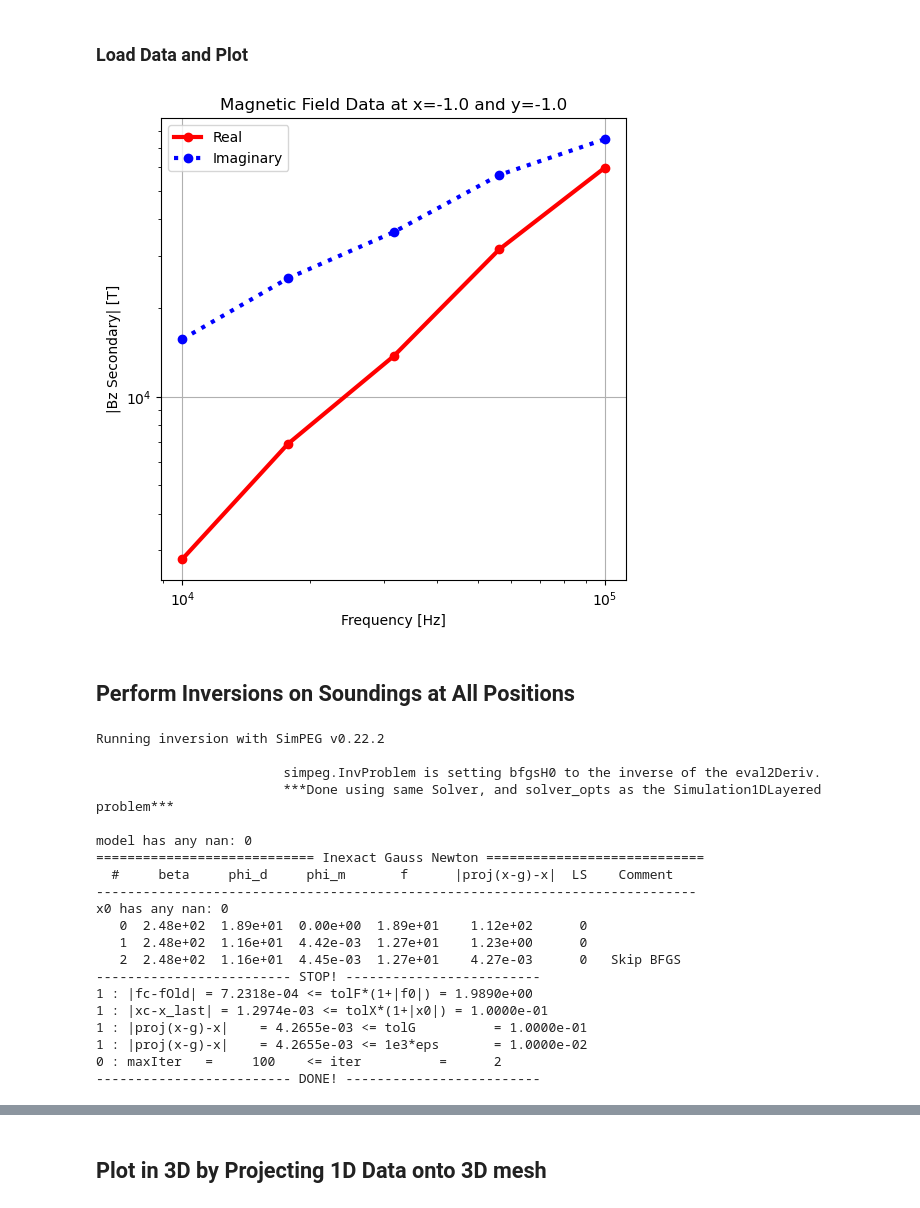
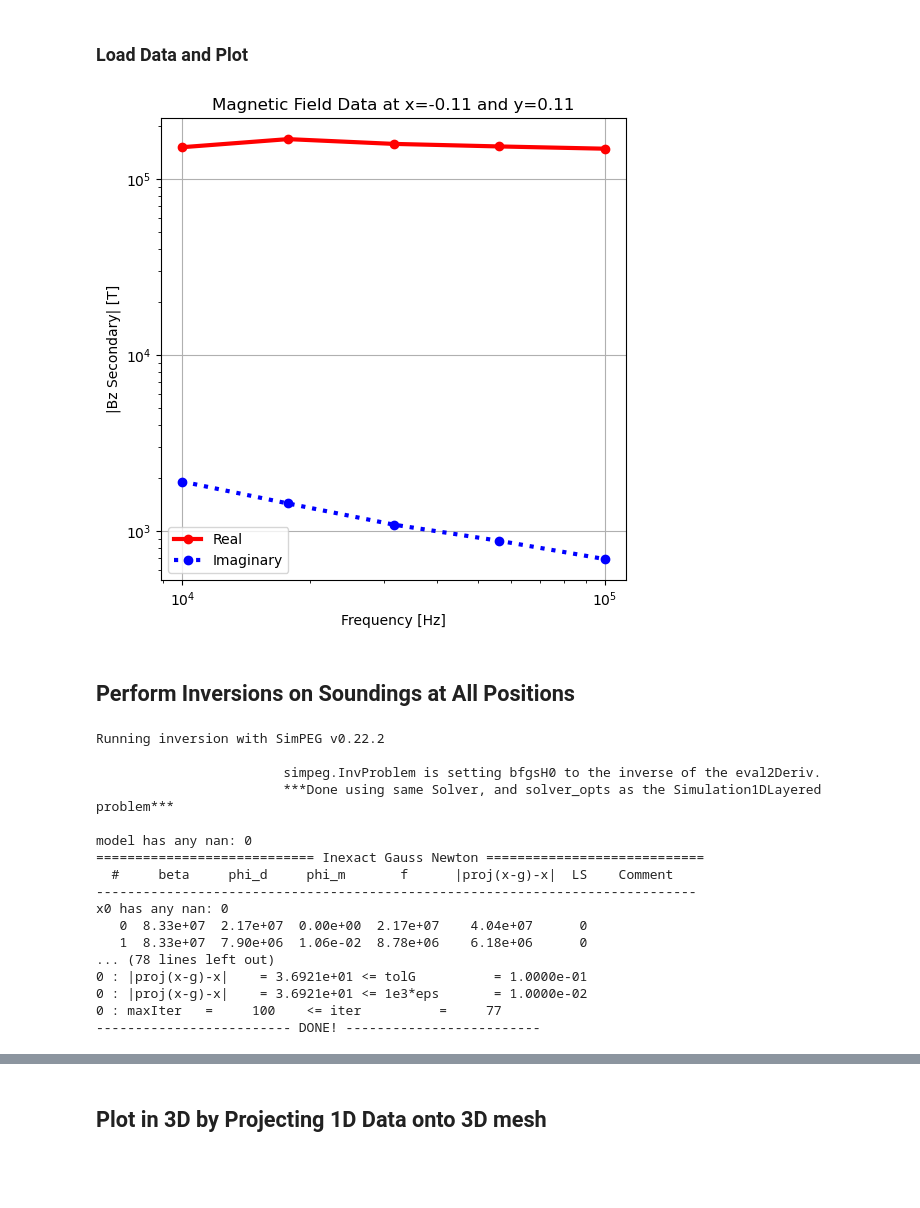
Before and after one commit to matthewhasman/Geophysical-Electromagnetic-Scanner, a Jupyter notebook: UXO_simulation/inversion_simulation_1D.ipynb, the cells around one changed output, grey strips where cells are left out. Drawn from its saved outputs; the diff is of its cells as text; code cells hidden in the pictures; blank space fills up the shorter version.

```diff
--- a/UXO_simulation/inversion_simulation_1D.ipynb
+++ b/UXO_simulation/inversion_simulation_1D.ipynb
@@ -30,21 +30,21 @@ soil_conductivity = 1 # estimated soil conductivity
 # Load in data
 frequencies  = loaded_data[0]['frequencies']
 # %%
-indx = 0
+indx = 45
 x = loaded_data[indx]["x"]
 y = loaded_data[indx]["y"]
 # Plot FEM response for all frequencies
 fig, ax = plt.subplots(1, 1, figsize=(6, 6))
 ax.loglog(frequencies, abs(loaded_data[indx]["hz_real"]), "r-o", lw=3)
 ax.loglog(frequencies, abs(loaded_data[indx]["hz_imag"]), "b:o", lw=3)
 ax.set_xlabel("Frequency [Hz]")
 ax.set_ylabel("|Bz Secondary| [T]")
 ax.set_title(f"Magnetic Field Data at x={round(x,2)} and y={round(y,2)}")
 ax.legend(["Real", "Imaginary"])
 plt.grid()
 plt.show()
 # %% [output]
-[figure, old version]
+[figure, new version]
 # %% [markdown]
 ## Perform Inversions on Soundings at All Positions
 # %%
@@ -63,14 +63,12 @@ sim = Forward_Freq_Survey(frequencies, z0, moment, coil_spacing)
 # %%
-survey = sim.survey
+survey = freq_survey.survey
 data_object = create_data_object(loaded_data[indx], survey)
 # Initialize LayeredInversion with current data_object and simulation parameters
 layered_inversion = LayeredInversion(
         data_object=data_object,
         survey=survey,
-        soil_conductivity=soil_conductivity,
-        beta0_ratio=1e1,
-        coolingFactor=1.0,
-        coolingRate=1.0,
+        referece_conductivity=soil_conductivity*10**3,
+        # beta0_ratio=1e1,
 )
 # Run the inversion and store the recovered model
 recovered_L2model = layered_inversion.run_inversion()
@@ -85,15 +83,12 @@ model has any nan: 0
   #     beta     phi_d     phi_m       f      |proj(x-g)-x|  LS    Comment
 -----------------------------------------------------------------------------
 x0 has any nan: 0
-   0  2.48e+02  1.89e+01  0.00e+00  1.89e+01    1.12e+02      0
-   1  2.48e+02  1.16e+01  4.42e-03  1.27e+01    1.23e+00      0
-   2  2.48e+02  1.16e+01  4.45e-03  1.27e+01    4.27e-03      0   Skip BFGS
-------------------------- STOP! -------------------------
-1 : |fc-fOld| = 7.2318e-04 <= tolF*(1+|f0|) = 1.9890e+00
-1 : |xc-x_last| = 1.2974e-03 <= tolX*(1+|x0|) = 1.0000e-01
-1 : |proj(x-g)-x|    = 4.2655e-03 <= tolG          = 1.0000e-01
-1 : |proj(x-g)-x|    = 4.2655e-03 <= 1e3*eps       = 1.0000e-02
-0 : maxIter   =     100    <= iter          =      2
+   0  8.33e+07  2.17e+07  0.00e+00  2.17e+07    4.04e+07      0
+   1  8.33e+07  7.90e+06  1.06e-02  8.78e+06    6.18e+06      0
+... (78 lines left out)
+0 : |proj(x-g)-x|    = 3.6921e+01 <= tolG          = 1.0000e-01
+0 : |proj(x-g)-x|    = 3.6921e+01 <= 1e3*eps       = 1.0000e-02
+0 : maxIter   =     100    <= iter          =     77
 ------------------------- DONE! -------------------------
 # %%
 dpred =  layered_inversion.simulation.dpred(recovered_L2model)
```
Also changed, not shown: parts of 4 cells of this notebook, 2 other files.
